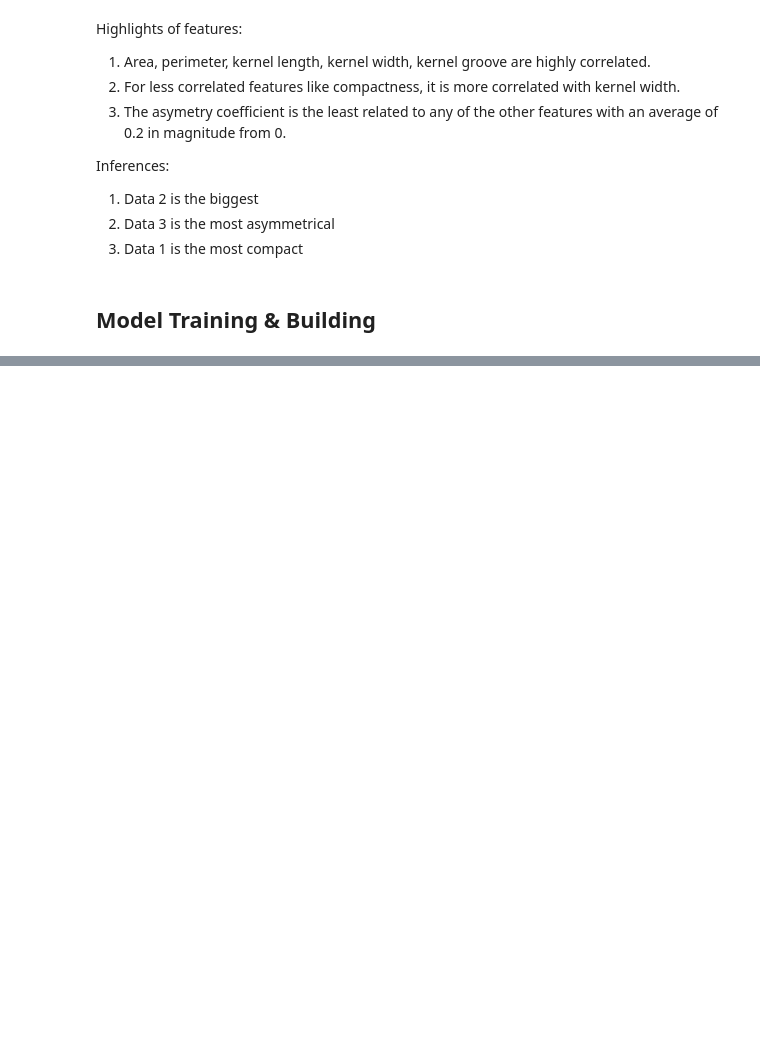
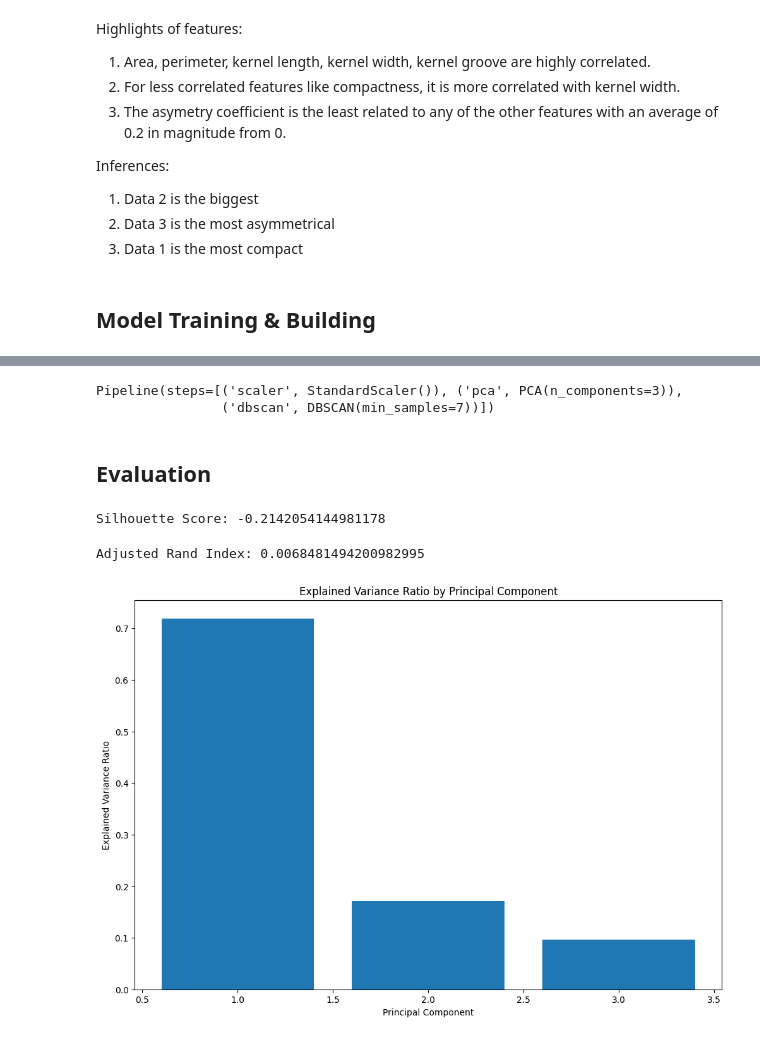
Before and after one commit to dagron27/se412-clustering, a Jupyter notebook: seed_analysis.ipynb, the cells around one changed output, grey strips where cells are left out. Cells and saved outputs as stored; diff of their text form; code cells hidden in the pictures; blank space fills up the shorter version.

```diff
--- a/seed_analysis.ipynb
+++ b/seed_analysis.ipynb
@@ -217,4 +217,4 @@ from sklearn.preprocessing import StandardScaler
 from sklearn.decomposition import PCA
 
 
-pipeline = Pipeline([("scaler",StandardScaler()),("pca",PCA(n_components=2)), ("dbscan", DBSCAN(eps=0.5, min_samples=7))])
+pipeline = Pipeline([("scaler",StandardScaler()),("pca",PCA(n_components=3)), ("dbscan", DBSCAN(eps=0.5, min_samples=7))])
@@ -237,0 +221,7 @@ plt.show()
+# %%
+pipeline.fit(df_unlabeled)
+# %% [output]
+Pipeline(steps=[('scaler', StandardScaler()), ('pca', PCA(n_components=3)),
+                ('dbscan', DBSCAN(min_samples=7))])
+# %% [markdown]
+## Evaluation
@@ -237,0 +230,29 @@ plt.show()
+# %%
+from sklearn.metrics import silhouette_score
+
+labels = dbscan_model.labels_
+
+# Calculate the silhouette score
+silhouette_score = silhouette_score(df_unlabeled, labels)
+print("Silhouette Score:", silhouette_score)
+# %% [output]
+Silhouette Score: -0.2142054144981178
+# %%
+from sklearn.metrics import adjusted_rand_score
+ari_score = adjusted_rand_score(df['class'], dbscan_model.labels_)
+print("Adjusted Rand Index:", ari_score)
+# %% [output]
+Adjusted Rand Index: 0.0068481494200982995
+# %%
+pca = pipeline.named_steps['pca']
+
+pca_components = pca.components_
+
+plt.figure(figsize=(12, 8))
+plt.bar(range(1, len(pca_components) + 1), pca.explained_variance_ratio_)
+plt.xlabel('Principal Component')
+plt.ylabel('Explained Variance Ratio')
+plt.title('Explained Variance Ratio by Principal Component')
+plt.show()
+# %% [output]
+[figure, added]
```
Also changed, not shown: parts of 2 cells of this notebook.
